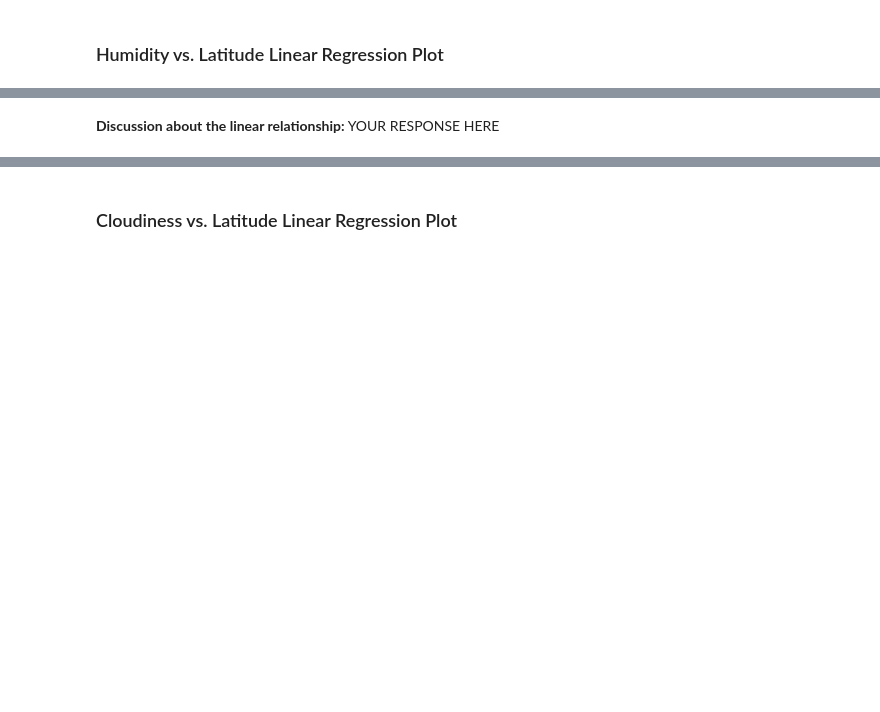
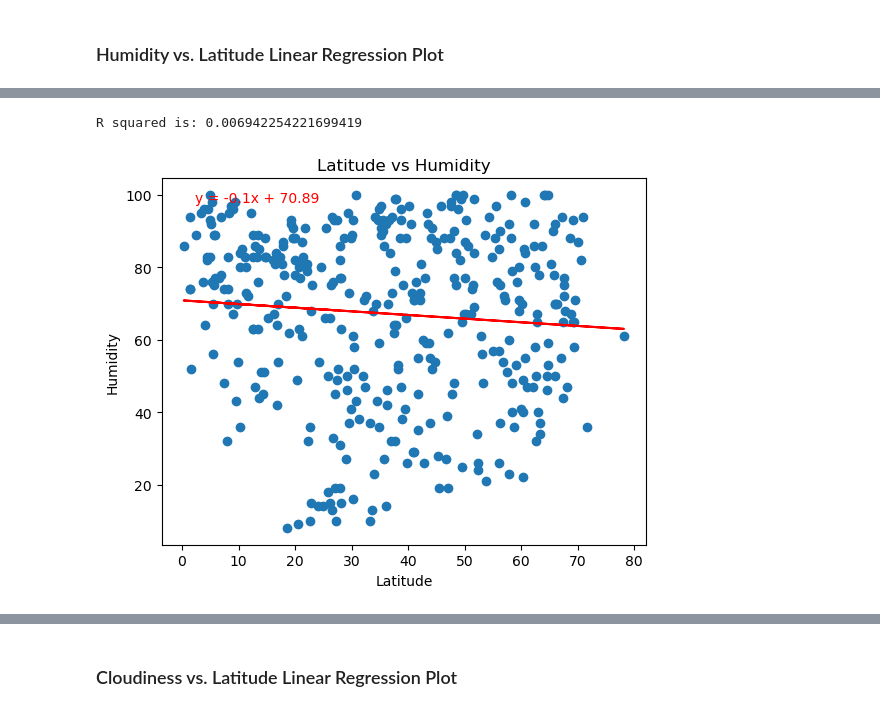
Before and after one commit to CathyMatthee/python-api-challenge, a Jupyter notebook: Weather_Vacation_Py/WeatherPy.ipynb, the cells around one changed output, grey strips where cells are left out. Saved outputs shown, nothing was run; the diff lists cells and outputs as text; code cells hidden in the pictures; blank space fills up the shorter version.

```diff
--- a/Weather_Vacation_Py/WeatherPy.ipynb
+++ b/Weather_Vacation_Py/WeatherPy.ipynb
@@ -358,2 +361,9 @@ The r^2-value is: 0.0008746520732592251
-# %% [markdown]
-**Discussion about the linear relationship:** YOUR RESPONSE HERE
+# %%
+# Northern Hemisphere
+x_values = northern_hemi_df["Lat"]
+y_values = northern_hemi_df["Humidity"]
+y_column = northern_hemi_df.columns[4]
+lin_regress(x_values,y_values)
+# %% [output]
+R squared is: 0.006942254221699419
+[figure, added]
```
Also changed, not shown: parts of 25 cells of this notebook, 3 other files.
